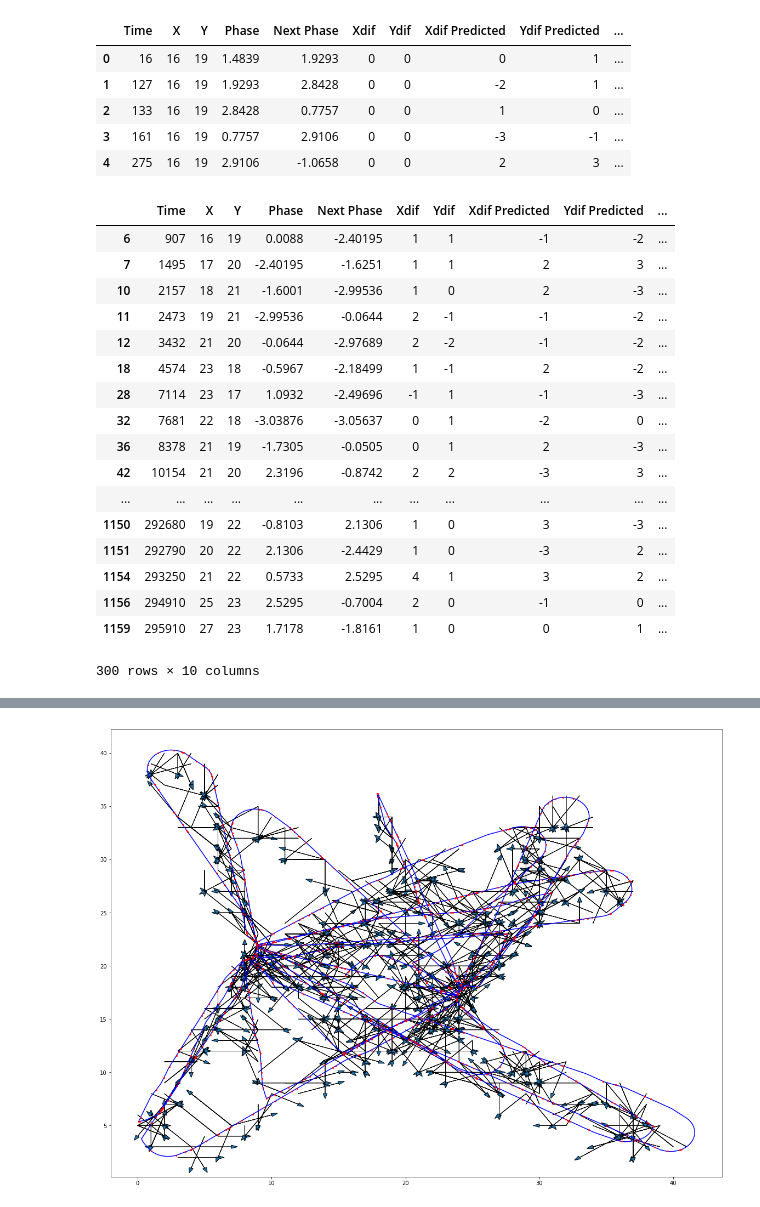
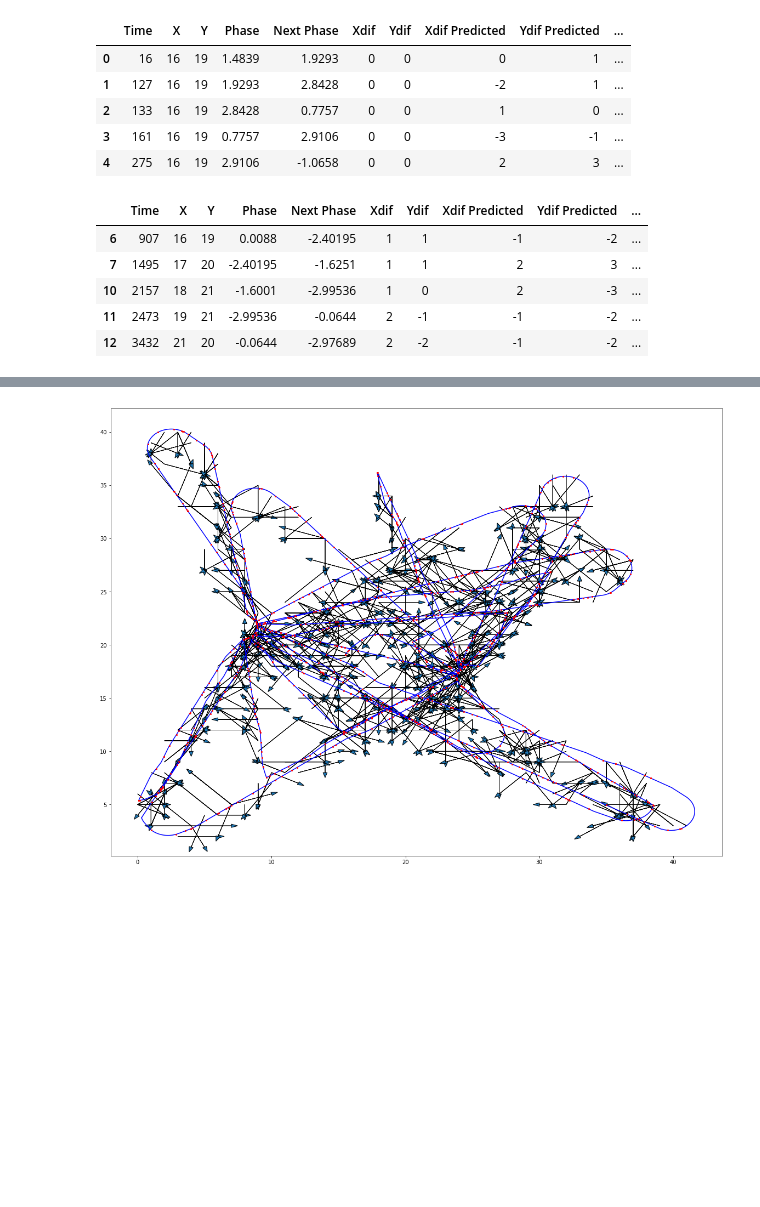
Before and after one commit to DanielHHowell/Grid-Cell, a Jupyter notebook: Grid Cell Phase Main.ipynb, the cells around one changed output, grey strips where cells are left out. Cells and saved outputs as stored; diff of their text form; code cells hidden in the pictures; blank space fills up the shorter version.

```diff
--- a/Grid Cell Phase Main.ipynb
+++ b/Grid Cell Phase Main.ipynb
@@ -288,23 +288,11 @@ df.head()
 | 4 | 275 | 16 | 19 | 2.9106 | -1.0658 | 0 | 0 | 2 | 3 | ... |
 # %%
 df_move = df.where((df['Xdif'] > 0) | (df['Ydif'] > 0)).dropna(subset=['Xdif'])
-df_move
+df_move.head()
 # %% [output]
 |  | Time | X | Y | Phase | Next Phase | Xdif | Ydif | Xdif Predicted | Ydif Predicted | ... |
 | 6 | 907 | 16 | 19 | 0.0088 | -2.40195 | 1 | 1 | -1 | -2 | ... |
 | 7 | 1495 | 17 | 20 | -2.40195 | -1.6251 | 1 | 1 | 2 | 3 | ... |
 | 10 | 2157 | 18 | 21 | -1.6001 | -2.99536 | 1 | 0 | 2 | -3 | ... |
 | 11 | 2473 | 19 | 21 | -2.99536 | -0.0644 | 2 | -1 | -1 | -2 | ... |
 | 12 | 3432 | 21 | 20 | -0.0644 | -2.97689 | 2 | -2 | -1 | -2 | ... |
-| 18 | 4574 | 23 | 18 | -0.5967 | -2.18499 | 1 | -1 | 2 | -2 | ... |
-| 28 | 7114 | 23 | 17 | 1.0932 | -2.49696 | -1 | 1 | -1 | -3 | ... |
-| 32 | 7681 | 22 | 18 | -3.03876 | -3.05637 | 0 | 1 | -2 | 0 | ... |
-| 36 | 8378 | 21 | 19 | -1.7305 | -0.0505 | 0 | 1 | 2 | -3 | ... |
-| 42 | 10154 | 21 | 20 | 2.3196 | -0.8742 | 2 | 2 | -3 | 3 | ... |
-| ... | ... | ... | ... | ... | ... | ... | ... | ... | ... | ... |
-| 1150 | 292680 | 19 | 22 | -0.8103 | 2.1306 | 1 | 0 | 3 | -3 | ... |
-| 1151 | 292790 | 20 | 22 | 2.1306 | -2.4429 | 1 | 0 | -3 | 2 | ... |
-| 1154 | 293250 | 21 | 22 | 0.5733 | 2.5295 | 4 | 1 | 3 | 2 | ... |
-| 1156 | 294910 | 25 | 23 | 2.5295 | -0.7004 | 2 | 0 | -1 | 0 | ... |
-| 1159 | 295910 | 27 | 23 | 1.7178 | -1.8161 | 1 | 0 | 0 | 1 | ... |
-300 rows × 10 columns
```
Also changed, not shown: parts of 11 cells of this notebook.
